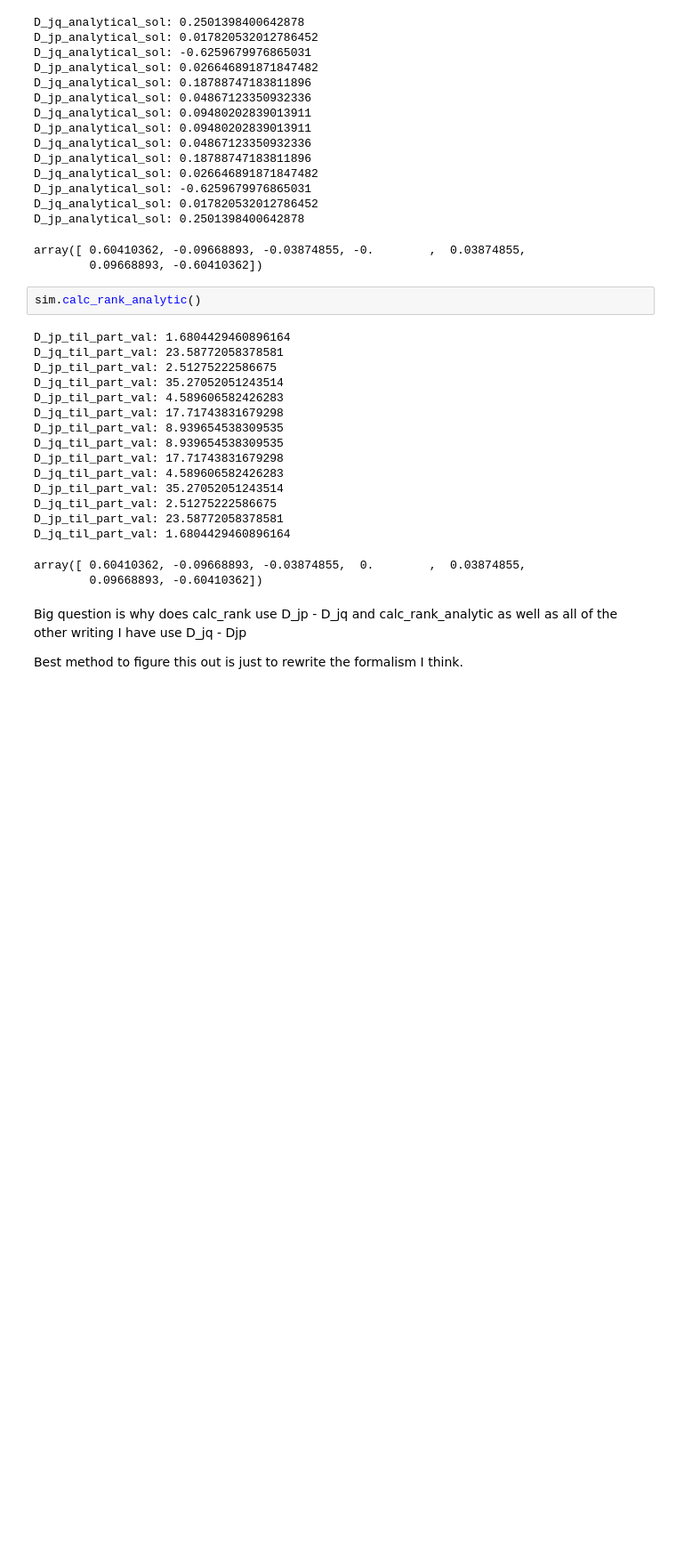
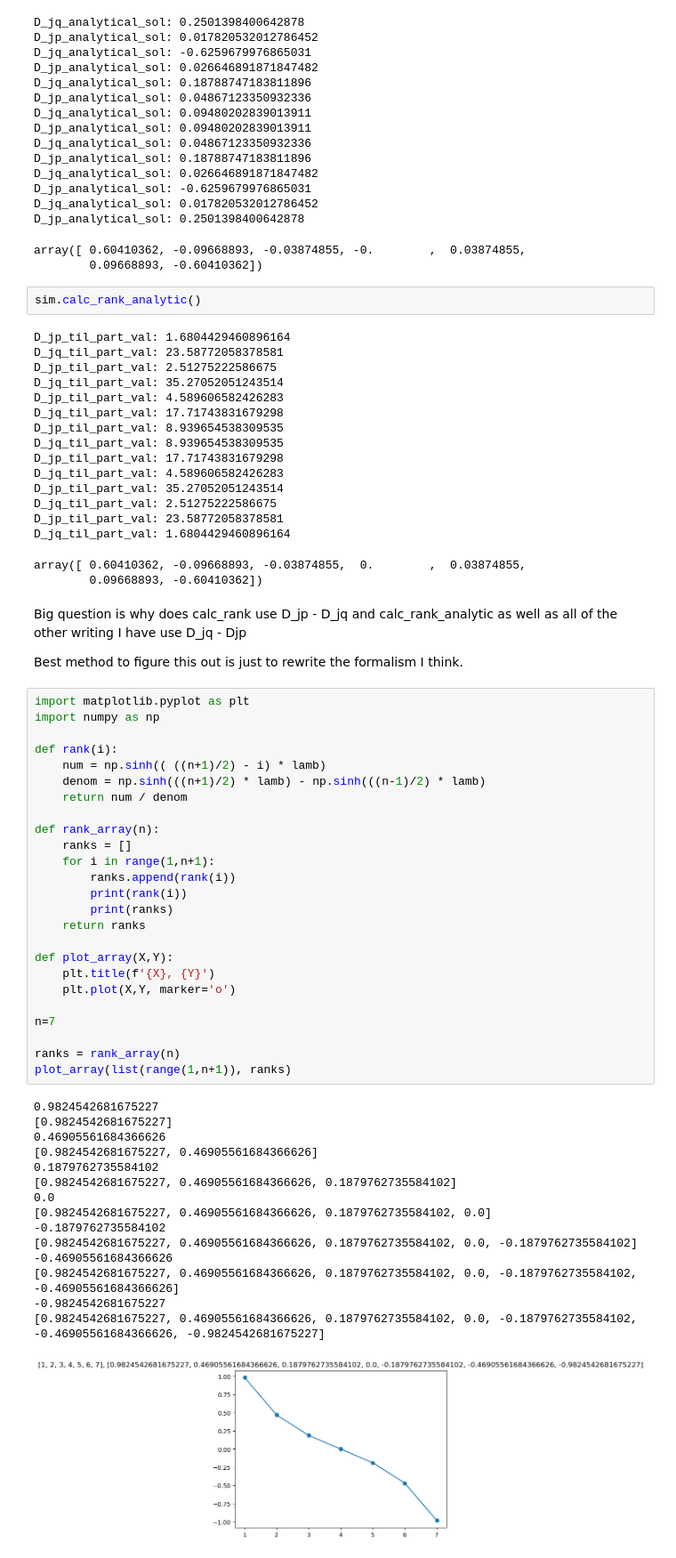
Before and after one commit to lukelc23/Analysis, a Jupyter notebook: sympy_retest_ti_exp_9.4.25.ipynb, the cells around one changed output. Shown at 89% size. Saved outputs shown, nothing was run; the diff lists cells and outputs as text; blank space fills up the shorter version.

```diff
--- a/sympy_retest_ti_exp_9.4.25.ipynb
+++ b/sympy_retest_ti_exp_9.4.25.ipynb
@@ -180,3 +176,44 @@ array([ 0.60410362, -0.09668893, -0.03874855,  0.        ,  0.03874855,
 Big question is why does calc_rank use D_jp - D_jq and calc_rank_analytic as well as all of the other writing I have use D_jq - Djp
 
 Best method to figure this out is just to rewrite the formalism I think.
+# %%
+import matplotlib.pyplot as plt
+import numpy as np
+
+def rank(i):
+    num = np.sinh(( ((n+1)/2) - i) * lamb)
+    denom = np.sinh(((n+1)/2) * lamb) - np.sinh(((n-1)/2) * lamb)
+    return num / denom
+
+def rank_array(n):
+    ranks = []
+    for i in range(1,n+1):
+        ranks.append(rank(i))
+        print(rank(i))
+        print(ranks)
+    return ranks
+
+def plot_array(X,Y):
+    plt.title(f'{X}, {Y}')
+    plt.plot(X,Y, marker='o')
+
+n=7
+
+ranks = rank_array(n)
+plot_array(list(range(1,n+1)), ranks)
+# %% [output]
+0.9824542681675227
+[0.9824542681675227]
+0.46905561684366626
+[0.9824542681675227, 0.46905561684366626]
+0.1879762735584102
+[0.9824542681675227, 0.46905561684366626, 0.1879762735584102]
+0.0
+[0.9824542681675227, 0.46905561684366626, 0.1879762735584102, 0.0]
+-0.1879762735584102
+[0.9824542681675227, 0.46905561684366626, 0.1879762735584102, 0.0, -0.1879762735584102]
+-0.46905561684366626
+[0.9824542681675227, 0.46905561684366626, 0.1879762735584102, 0.0, -0.1879762735584102, -0.46905561684366626]
+-0.9824542681675227
+[0.9824542681675227, 0.46905561684366626, 0.1879762735584102, 0.0, -0.1879762735584102, -0.46905561684366626, -0.9824542681675227]
+[figure, added]
```
Also changed, not shown: parts of 3 cells of this notebook, 10 other files.
